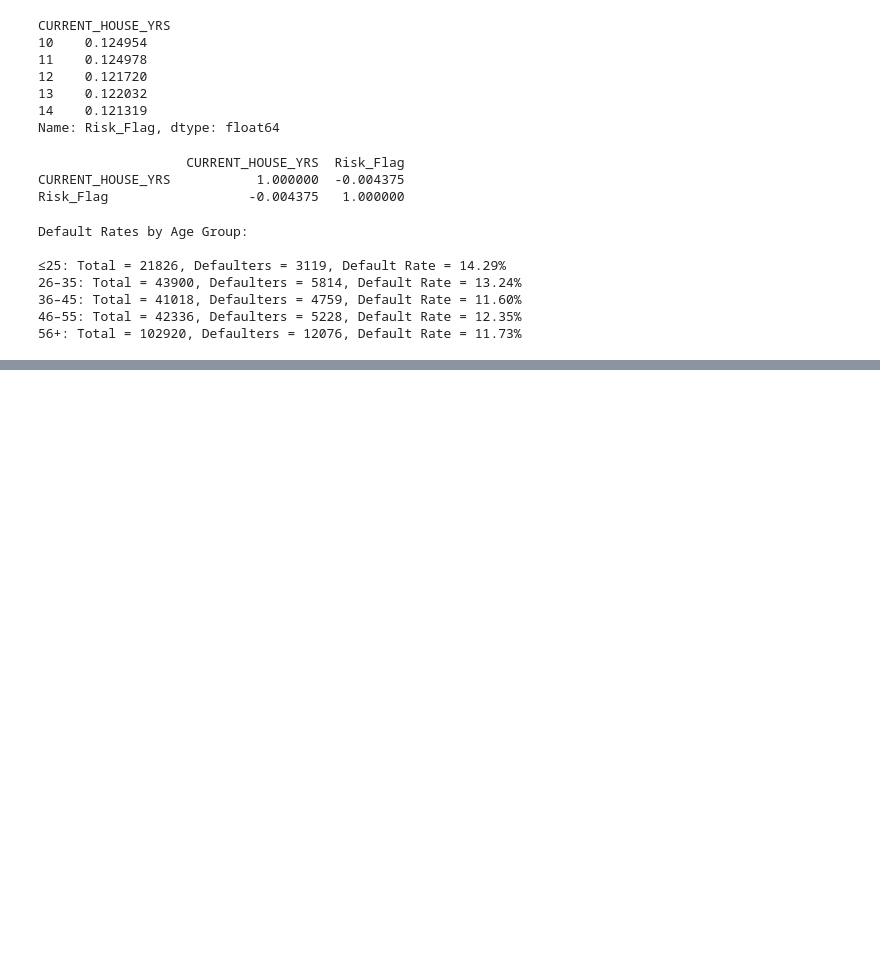
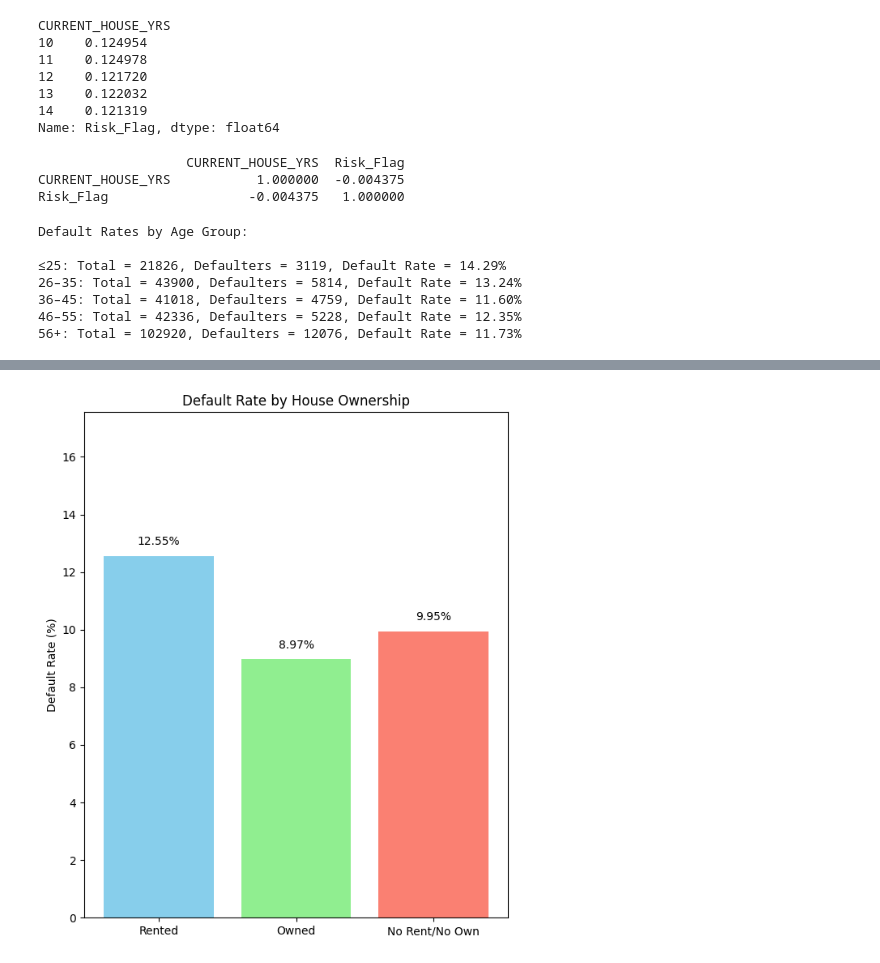
Before and after one commit to trupesh1710/Data-Science, a Jupyter notebook: Predicting_Possible_Loan_Default_Using_Machine_Learning/Predicting_Possible_Loan_Default_Using_Machine_Learning.ipynb, the cells around one changed output, grey strips where cells are left out. Cells and saved outputs as stored; diff of their text form; code cells hidden in the pictures; blank space fills up the shorter version.

```diff
--- a/Predicting_Possible_Loan_Default_Using_Machine_Learning/Predicting_Possible_Loan_Default_Using_Machine_Learning.ipynb
+++ b/Predicting_Possible_Loan_Default_Using_Machine_Learning/Predicting_Possible_Loan_Default_Using_Machine_Learning.ipynb
@@ -894,0 +941,20 @@ Low Risk Profiles: Married, House/Car owners, Longer job duration, Older individ
+# %%
+import matplotlib.pyplot as plt
+
+labels = ['Rented', 'Owned', 'No Rent/No Own']
+default_rates = [12.55, 8.97, 9.95]
+
+plt.figure(figsize=(6, 7))
+bars = plt.bar(labels, default_rates, color=['skyblue', 'lightgreen', 'salmon'])
+plt.title("Default Rate by House Ownership")
+plt.ylabel("Default Rate (%)")
+
+for bar in bars:
+    yval = bar.get_height()
+    plt.text(bar.get_x() + bar.get_width()/2, yval + 0.3, f"{yval:.2f}%", ha='center', va='bottom')
+
+plt.ylim(0, max(default_rates) + 5)
+plt.tight_layout()
+plt.show()
+# %% [output]
+[figure, added]
```
Also changed, not shown: parts of 41 cells of this notebook.
